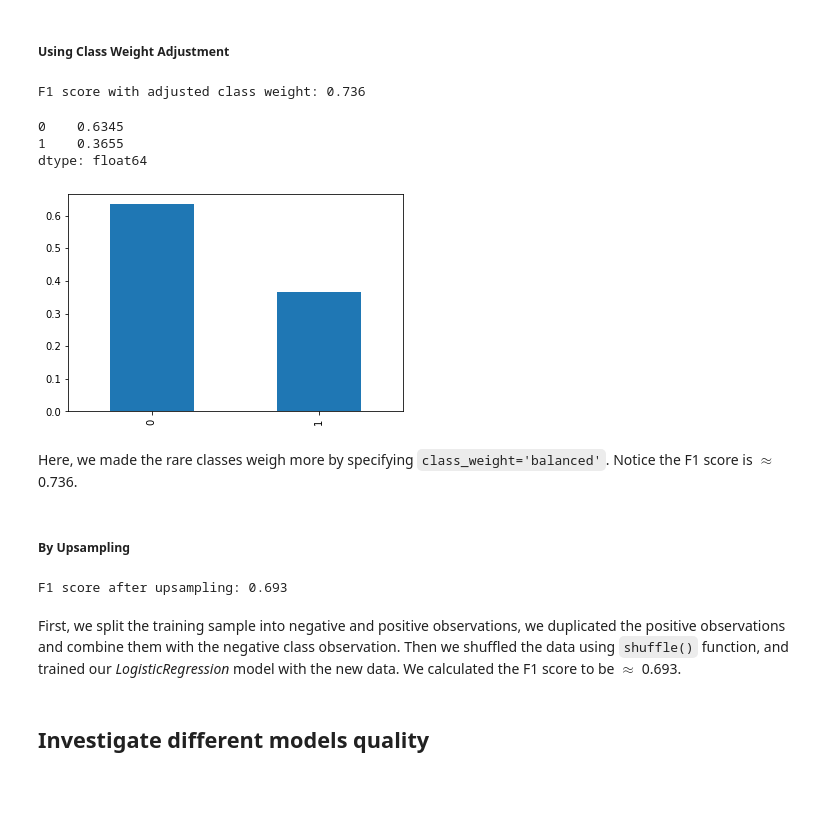
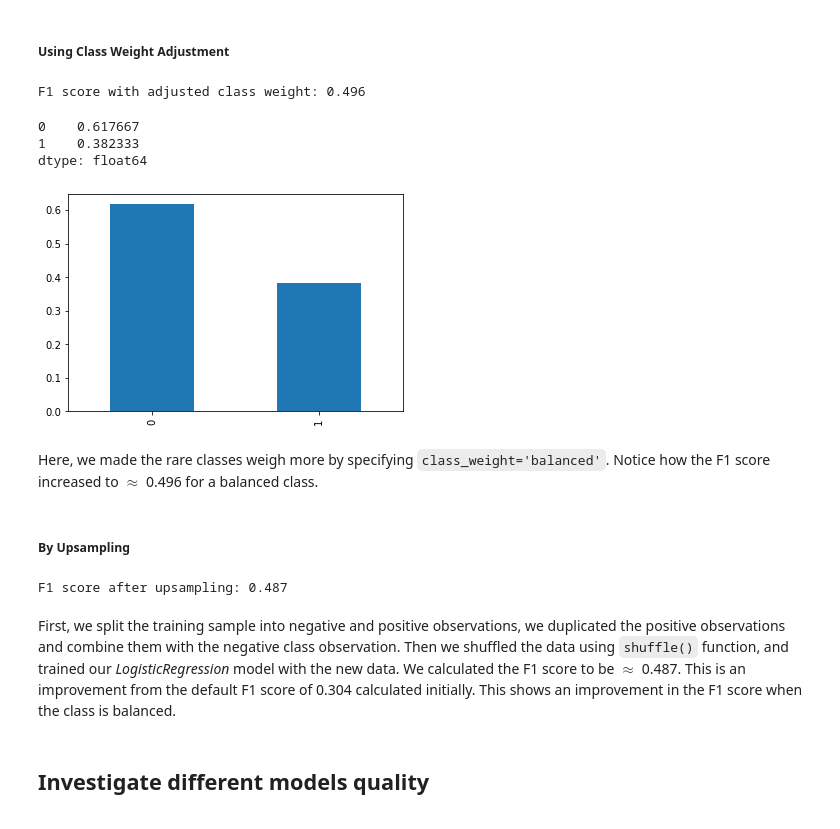
Before and after one commit to chuksoo/customer_churn_predictML, a Jupyter notebook: customer_churn_predictML.ipynb, the cells around one changed output. Drawn from its saved outputs; the diff is of its cells as text; code cells hidden in the pictures; blank space fills up the shorter version.

```diff
--- a/customer_churn_predictML.ipynb
+++ b/customer_churn_predictML.ipynb
@@ -349,17 +348,12 @@ features = df_ohe.drop(['Exited'], axis=1)
 
 # split data into training and testing
 features_train, features_test, target_train, target_test = train_test_split(
-    features, target, test_size=0.20, random_state=12345
+    features, target, test_size=0.30, random_state=12345
 )
-# split train data into validation and train
-features_train, features_valid, target_train, target_valid = train_test_split(
-    features_train, target_train, test_size=0.25, random_state=12345
-) # 0.25 * 0.80 = 0.20 for validation size
 
 # display the shape of the split dataset
-print('The train set now contains {}'.format(features_train.shape[0]) + ' observations representing 60% of the data')
-print('The valid set now contains {}'.format(features_valid.shape[0]) + ' observations representing 20% of the data')
-print('The test set now contains {}'.format(features_test.shape[0]) + ' observations representing 20% of the data')
+print('The train set now contains {}'.format(features_train.shape[0]) + ' observations representing 70% of the data')
+print('The test set now contains {}'.format(features_test.shape[0]) + ' observations representing 30% of the data')
 print()
 
 # numeric features in dataset
@@ -369,17 +363,14 @@ numeric = ['CreditScore', 'Age', 'Tenure', 'Balance', 'NumOfProducts',
 # features scaling
 scaler = StandardScaler()
 scaler.fit(features_train[numeric])
-# transform the training set and the validation set using transform()
+# transform the training set and the test set using transform()
 features_train[numeric] = scaler.transform(features_train[numeric])
-features_valid[numeric]  = scaler.transform(features_valid[numeric])
-features_test[numeric]  = scaler.transform(features_valid[numeric])
+features_test[numeric]  = scaler.transform(features_test[numeric])
 
 print("\033[1m" + 'Shape of features and target' + "\033[0m")
 print('-'*30)
 print('Train features :', features_train.shape)
 print('Train target   :',target_train.shape)
-print('Valid features :',features_valid.shape)
-print('Valid target   :',target_valid.shape)
 print('Test features  :',features_test.shape)
 print('Test target    :',target_test.shape)
 print()
@@ -415,0 +424,5 @@ Here we train the model without taking into account the imbalance.
+# %%
+# baseline model using a dummy classifier
+dummy_clf = DummyClassifier(strategy="most_frequent")
+dummy_clf.fit(features_train, target_train)
+dummy_clf_test_predictions = dummy_clf.predict(features_test)
@@ -475,23 +507,23 @@ We apply two different approaches to fix the class imbalance.
 # class weight adjustment
 model = LogisticRegression(random_state=12345, class_weight='balanced', solver='liblinear')
 model.fit(features_train, target_train)
-predicted_valid = model.predict(features_valid)
-print('F1 score with adjusted class weight: {:.3f}'.format(f1_score(target_valid, predicted_valid, average='weighted')))
+test_predictions = model.predict(features_test)
+print('F1 score with adjusted class weight: {:.3f}'.format(f1_score(target_test, test_predictions)))
 # %% [output]
-F1 score with adjusted class weight: 0.736
+F1 score with adjusted class weight: 0.496
 # %%
 # sanity check after class imbalance
-predicted_valid = pd.Series(model.predict(features_valid))
-class_frequency = predicted_valid.value_counts(normalize=True)
+test_predictions = pd.Series(model.predict(features_test))
+class_frequency = test_predictions.value_counts(normalize=True)
 print(class_frequency)
 class_frequency.plot(kind='bar');
 # %% [output]
-0    0.6345
-1    0.3655
+0    0.617667
+1    0.382333
 dtype: float64
-[figure, old version]
+[figure, new version]
 # %% [markdown]
-Here, we made the rare classes weigh more by specifying `class_weight='balanced'`. Notice the F1 score is $\approx$ 0.736.
+Here, we made the rare classes weigh more by specifying `class_weight='balanced'`. Notice how the F1 score increased to $\approx$ 0.496 for a balanced class.
 # %% [markdown]
 ##### By Upsampling
 # %%
@@ -518,12 +550,12 @@ features_upsampled, target_upsampled = upsample(
 # F1 score after upsampling
 model = LogisticRegression(random_state=12345, solver='liblinear')
 model.fit(features_upsampled, target_upsampled)
-predicted_valid = model.predict(features_valid)
-print('F1 score after upsampling: {:.3f}'.format(f1_score(target_valid, predicted_valid, average='weighted')))
+test_predictions = model.predict(features_test)
+print('F1 score after upsampling: {:.3f}'.format(f1_score(target_test, test_predictions)))
 # %% [output]
-F1 score after upsampling: 0.693
+F1 score after upsampling: 0.487
 # %% [markdown]
-First, we split the training sample into negative and positive observations, we duplicated the positive observations and combine them with the negative class observation. Then we shuffled the data using `shuffle()` function, and trained our *LogisticRegression* model with the new data. We calculated the F1 score to be $\approx$ 0.693.
+First, we split the training sample into negative and positive observations, we duplicated the positive observations and combine them with the negative class observation. Then we shuffled the data using `shuffle()` function, and trained our *LogisticRegression* model with the new data. We calculated the F1 score to be $\approx$ 0.487. This is an improvement from the default F1 score of 0.304 calculated initially. This shows an improvement in the F1 score when the class is balanced.
 # %% [markdown]
 <div id="investigate_models">
     <h2>Investigate different models quality</h2>
```
Also changed, not shown: parts of 46 cells of this notebook.
